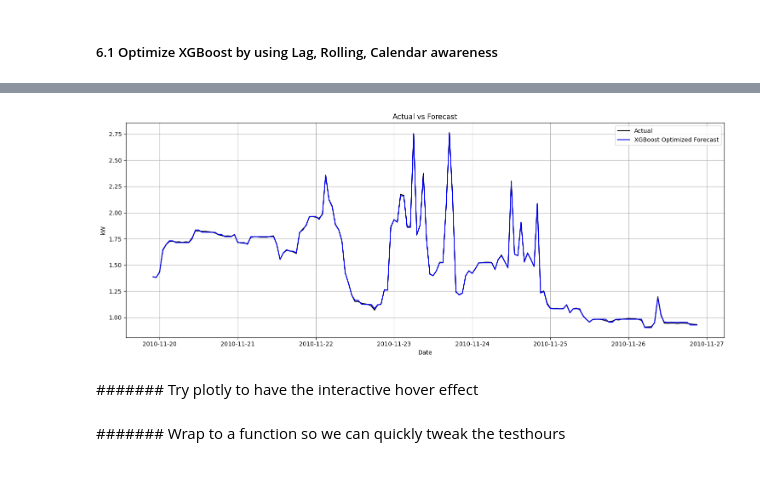
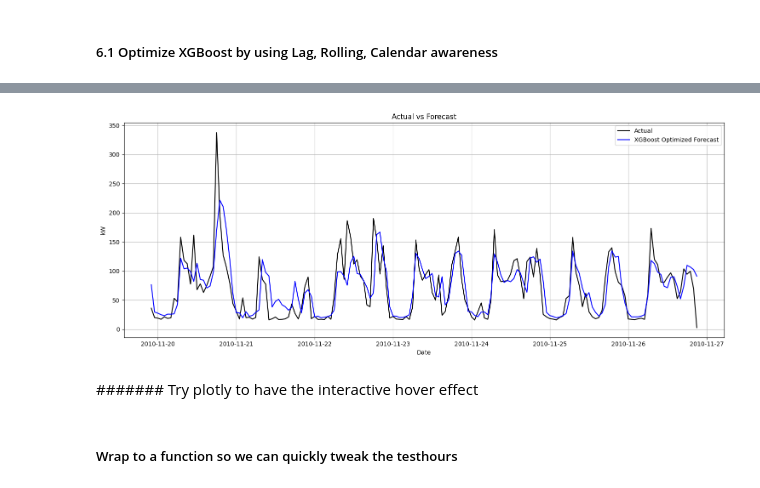
Before and after one commit to minhchau9999/MP1-ConsumptionPatternAndPrediction, a Jupyter notebook: MP1_energy_household_consumption_pred.ipynb, the cells around one changed output, grey strips where cells are left out. Saved outputs shown, nothing was run; the diff lists cells and outputs as text; code cells hidden in the pictures.

```diff
--- a/MP1_energy_household_consumption_pred.ipynb
+++ b/MP1_energy_household_consumption_pred.ipynb
@@ -417,21 +447,25 @@ memory usage: 31.3 MB
-# %%
-df_copy2['load'] = df_copy2['Global_active_power']
+# %%
+# 2. Resample to hourly
+df2_hourly = df_copy2['Global_active_power'].resample('h').sum()
+# %%
+# Create a new DataFrame from the resampled data
+df2_hourly = df2_hourly.to_frame()
 # %%
 # Create lag features
-df_copy2['lag_1'] = df_copy2['Global_active_power'].shift(1)
-df_copy2['lag_24'] = df_copy2['Global_active_power'].shift(24)
+df2_hourly['lag_1'] = df2_hourly['Global_active_power'].shift(1)
+df2_hourly['lag_24'] = df2_hourly['Global_active_power'].shift(24)
 
 # Rolling stats
-df_copy2['rolling_mean_24'] = df_copy2['Global_active_power'].rolling(24).mean()
-df_copy2['rolling_std_24'] = df_copy2['Global_active_power'].rolling(24).std()
+df2_hourly['rolling_mean_24'] = df2_hourly['Global_active_power'].rolling(24).mean()
+df2_hourly['rolling_std_24'] = df2_hourly['Global_active_power'].rolling(24).std()
 
 # Time features
-df_copy2['hour'] = df_copy2.index.hour
-df_copy2['dayofweek'] = df_copy2.index.dayofweek
-df_copy2['is_weekend'] = df_copy2['dayofweek'].isin([5, 6]).astype(int)
+df2_hourly['hour'] = df2_hourly.index.hour
+df2_hourly['dayofweek'] = df2_hourly.index.dayofweek
+df2_hourly['is_weekend'] = df2_hourly['dayofweek'].isin([5, 6]).astype(int)
 
 # Drop rows with NaNs from shifting/rolling
-data2 = df_copy2.dropna()
+data2 = df2_hourly.dropna()
 # %%
 data2.head()
 # %% [output]
@@ -489,23 +536,23 @@ XGBoostOptimized → RMSE: 0.006, MAE: 0.005, MAPE: 0.38% (filtered, y_true > 0.
 # %%
 # plot forecast vs actual
 
 plt.figure(figsize=(15,6))
-plt.plot(df_test.index, y_test2, label='Actual', color='black')
-plt.plot(df_test.index, y_pred2, label='XGBoost Optimized Forecast', color='blue')
+plt.plot(df_test2.index, y_test2, label='Actual', color='black')
+plt.plot(df_test2.index, y_pred2, label='XGBoost Optimized Forecast', color='blue')
 plt.title('Actual vs Forecast')
 plt.xlabel('Date')
 plt.ylabel('kW')
 plt.legend()
 plt.grid(True)
 plt.tight_layout()
 
 
 # # Add interactive cursor
 # mplcursors.cursor(hover=True)
 
 plt.show()
 # %% [output]
-[figure, old version]
+[figure, new version]
 # %% [markdown]
 ####### Try plotly to have the interactive hover effect
 # %%
@@ -535,7 +582,7 @@ layout = go.Layout(
 fig = go.Figure(data=[trace_actual, trace_pred], layout=layout)
 pyo.iplot(fig)  # Use .show() if not in Jupyter
 # %% [markdown]
-####### Wrap to a function so we can quickly tweak the testhours
+##### Wrap to a function so we can quickly tweak the testhours
 # %%
 import matplotlib.pyplot as plt
 import numpy as np
```
Also changed, not shown: parts of 29 cells of this notebook.
